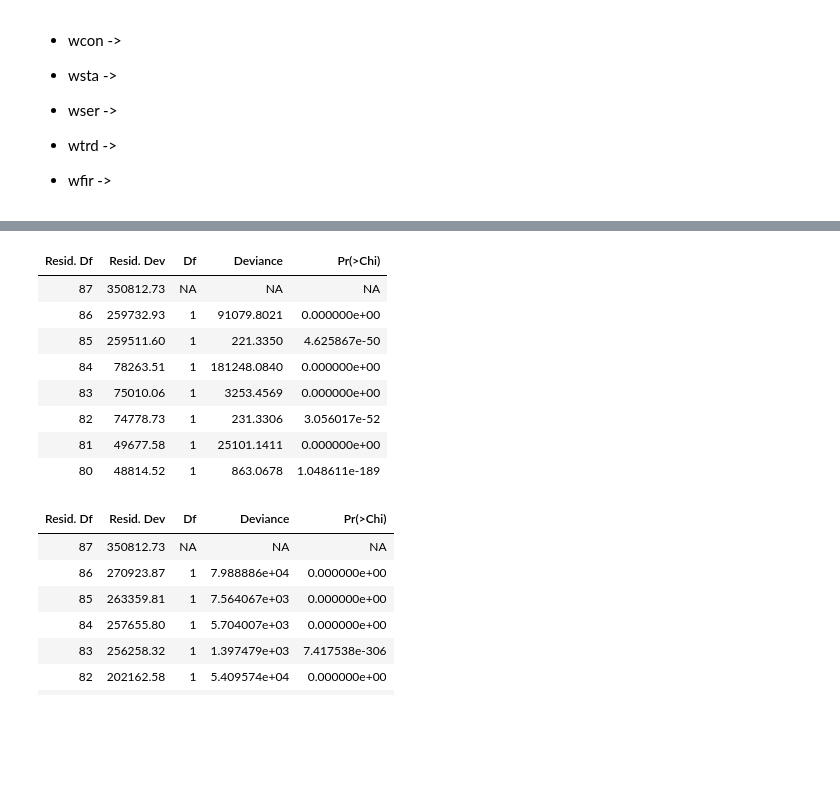
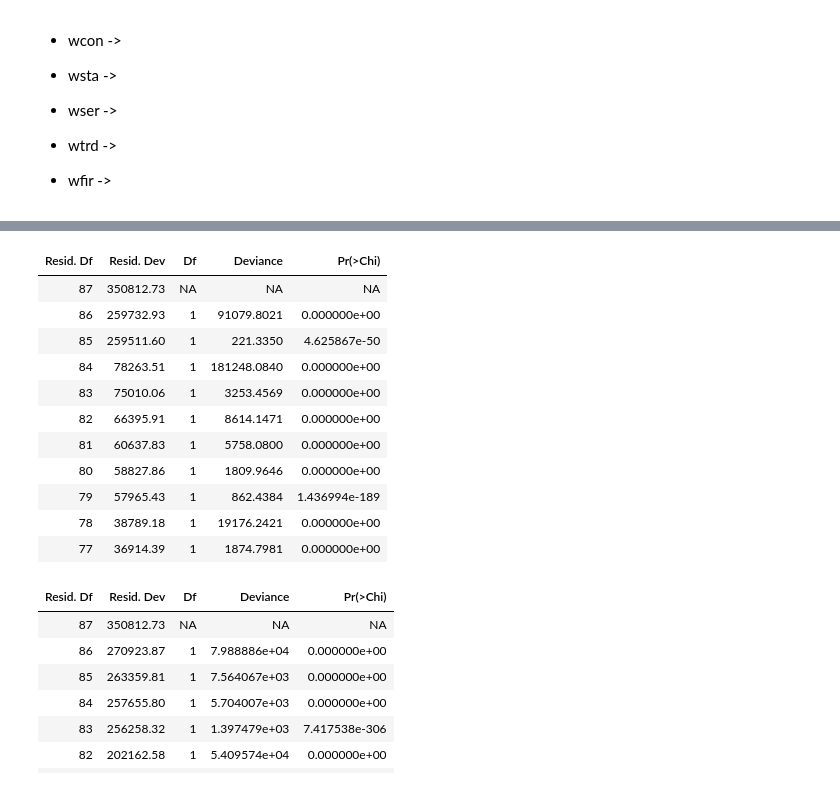
Before and after one commit to HenningAthor/SV_Crimes, a Jupyter notebook: Max/Modelle mit Expertenwissen.ipynb, the cells around one changed output, grey strips where cells are left out. Saved outputs shown, nothing was run; the diff lists cells and outputs as text; code cells hidden in the pictures; blank space fills up the shorter version.

```diff
--- a/Max/Modelle mit Expertenwissen.ipynb
+++ b/Max/Modelle mit Expertenwissen.ipynb
@@ -106,17 +106,19 @@ Eigenen Übersetzung der Bedeutung der Einflussgrößen:
 crimesglm0 = glm(crimes ~ region, data=crimes, family=poisson(link="log"))
 
 # aus Expertenwissen Einflussgrößen mit linearem Zusammenhang und ohne Interaktion
-crimesglm1 = glm(crimes ~ region + prbarr + prbpris + polpc + density + taxpc, data=crimes, family=poisson(link="log"))
+crimesglm1 = glm(crimes ~ region + prbarr + prbpris + polpc + density + taxpc + pctymale + wcon + wser + wtrd, data=crimes, family=poisson(link="log"))
 
 # polpc:taxpc kein guter Zusammenhang
 
 # m1 mit Interaktion (area da Interaktion damit drin)
-crimesglm2 = glm(crimes ~ region + prbarr + prbpris + polpc + density + taxpc + prbarr:polpc + area + polpc:area, data=crimes, family=poisson(link="log"))
+crimesglm2 = glm(crimes ~ region + prbarr + prbpris + polpc + density + taxpc + pctymale + wcon + wser + wtrd + area + polpc:area + area:density, data=crimes, family=poisson(link="log"))
 
 # m2 aber wenn 2 Einflussgrößen lineare Zusammenhang, dann eine raus
-crimesglm3 = glm(crimes ~ region + prbarr + polpc + density + taxpc + prbarr:polpc + area + polpc:area, data=crimes, family=poisson(link="log"))
+crimesglm3 = glm(crimes ~ region + prbarr + polpc + density + taxpc + pctymale + wcon + wser + wtrd + polpc:area + area:density, data=crimes, family=poisson(link="log"))
 
 # I(polpc^2):taxpc stattdessen einfügen
+
+#später erst einfügen
 
 # m2 aber Einflussgrößen mit spezifischen Zusammenhängen aus Analyse
 # Zusammenhänge auch bei Interaktionen anwenden???????????????
@@ -282,26 +301,33 @@ anova(crimesglm2.1, crimesglm2.2, crimesglm2.3, crimesglm2.4, crimesglm2.5, crim
 # %%
 # m2 aber wenn 2 Einflussgrößen lineare Zusammenhang, dann eine raus
 
 crimesglm3.1 = glm(crimes ~ region, data=crimes, family=poisson(link="log"))
 crimesglm3.2 = glm(crimes ~ region + prbarr, data=crimes, family=poisson(link="log"))
 crimesglm3.3 = glm(crimes ~ region + prbarr + polpc, data=crimes, family=poisson(link="log"))
 crimesglm3.4 = glm(crimes ~ region + prbarr + polpc + density, data=crimes, family=poisson(link="log"))
 crimesglm3.5 = glm(crimes ~ region + prbarr + polpc + density + taxpc, data=crimes, family=poisson(link="log"))
-crimesglm3.6 = glm(crimes ~ region + prbarr + polpc + density + taxpc + prbarr:polpc, data=crimes, family=poisson(link="log"))
-crimesglm3.7 = glm(crimes ~ region + prbarr + polpc + density + taxpc + prbarr:polpc + area, data=crimes, family=poisson(link="log"))
-crimesglm3.8 = glm(crimes ~ region + prbarr + polpc + density + taxpc + prbarr:polpc + area + polpc:area, data=crimes, family=poisson(link="log"))
+crimesglm3.6 = glm(crimes ~ region + prbarr + polpc + density + taxpc + pctymale, data=crimes, family=poisson(link="log"))
+crimesglm3.7 = glm(crimes ~ region + prbarr + polpc + density + taxpc + pctymale + wcon, data=crimes, family=poisson(link="log"))
+crimesglm3.8 = glm(crimes ~ region + prbarr + polpc + density + taxpc + pctymale + wcon + wser, data=crimes, family=poisson(link="log"))
+crimesglm3.9 = glm(crimes ~ region + prbarr + polpc + density + taxpc + pctymale + wcon + wser + wtrd, data=crimes, family=poisson(link="log"))
+crimesglm3.10 = glm(crimes ~ region + prbarr + polpc + density + taxpc + pctymale + wcon + wser + wtrd + polpc:area, data=crimes, family=poisson(link="log"))
+crimesglm3.11 = glm(crimes ~ region + prbarr + polpc + density + taxpc + pctymale + wcon + wser + wtrd + polpc:area + area:density, data=crimes, family=poisson(link="log"))
 
-anova(crimesglm3.1, crimesglm3.2, crimesglm3.3, crimesglm3.4, crimesglm3.5, crimesglm3.6, crimesglm3.7, crimesglm3.8, test="LRT")
+
+anova(crimesglm3.1, crimesglm3.2, crimesglm3.3, crimesglm3.4, crimesglm3.5, crimesglm3.6, crimesglm3.7, crimesglm3.8, crimesglm3.9, crimesglm3.10, crimesglm3.11, test="LRT")
 # %% [output]
 | Resid. Df | Resid. Dev | Df | Deviance | Pr(>Chi) |
 | 87 | 350812.73 | NA | NA | NA |
 | 86 | 259732.93 | 1 | 91079.8021 | 0.000000e+00 |
 | 85 | 259511.60 | 1 | 221.3350 | 4.625867e-50 |
 | 84 | 78263.51 | 1 | 181248.0840 | 0.000000e+00 |
 | 83 | 75010.06 | 1 | 3253.4569 | 0.000000e+00 |
-| 82 | 74778.73 | 1 | 231.3306 | 3.056017e-52 |
-| 81 | 49677.58 | 1 | 25101.1411 | 0.000000e+00 |
-| 80 | 48814.52 | 1 | 863.0678 | 1.048611e-189 |
+| 82 | 66395.91 | 1 | 8614.1471 | 0.000000e+00 |
+| 81 | 60637.83 | 1 | 5758.0800 | 0.000000e+00 |
+| 80 | 58827.86 | 1 | 1809.9646 | 0.000000e+00 |
+| 79 | 57965.43 | 1 | 862.4384 | 1.436994e-189 |
+| 78 | 38789.18 | 1 | 19176.2421 | 0.000000e+00 |
+| 77 | 36914.39 | 1 | 1874.7981 | 0.000000e+00 |
 # %%
 # m2 aber Einflussgrößen mit spezifischen Zusammenhängen aus Analyse
 
```
Also changed, not shown: parts of 4 cells of this notebook.
